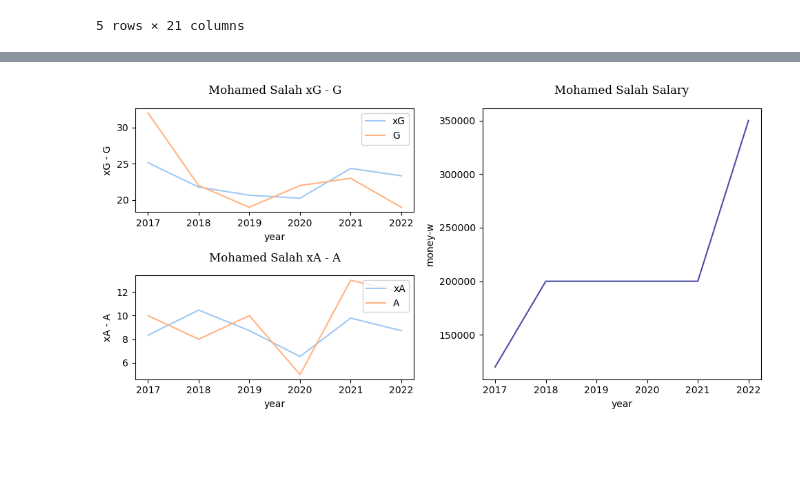
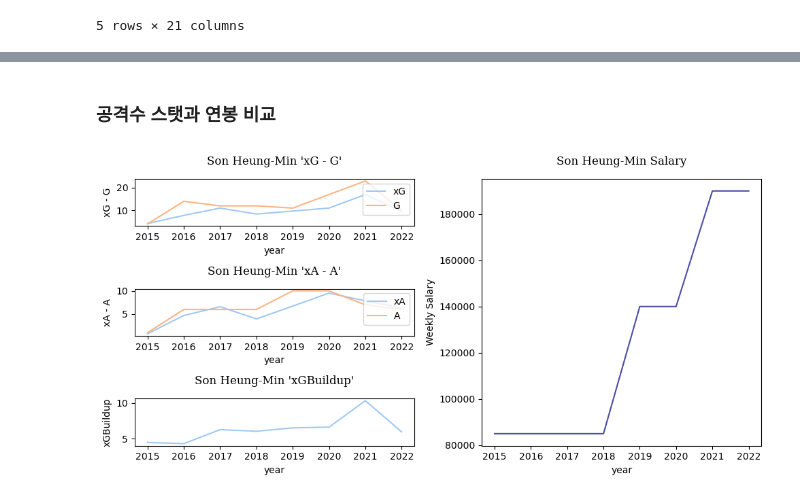
Before and after one commit to LEEINSEO-0118/EPL_EDA_Project, a Jupyter notebook: stat_salary.ipynb, the cells around one changed output, grey strips where cells are left out. Cells and saved outputs as stored; diff of their text form; code cells hidden in the pictures; blank space fills up the shorter version.

```diff
--- a/stat_salary.ipynb
+++ b/stat_salary.ipynb
@@ -173,7 +216,6 @@ plt.show()
 # understat 데이터의 기대수치들과 연봉의 관계를 확인해보기
 # %%
 # understat 데이터와 연봉과의 관계성
-understat = pd.read_csv('./data/new/understat_all0.csv')
 understat.head()
 # %% [output]
 |  | No | Name | Team | Apps | Min | G | NPG | A | xG | NPxG | ... | ... |
@@ -255,0 +351,20 @@ pd.DataFrame(rank.groupby(['Name', 'money-w']).mean()).sort_values(by = 'money-w
+# %%
+# start, end = 2014, 2022
+# for year in range(start, end): # 2021년도까지 하고 2022데이터는 계산하지 않음
+#     corr_table[corr_table['year'] == year]['Weekly Salary']
+
+positions = ['Forward', 'Midfielder', 'Defender']
+
+plt.figure(figsize = (30, 35))
+plt.rc('font', size= 20)
+
+for i in range(0, 3):
+    corr_position = corr_table[corr_table['Position'] == positions[i]].drop(columns = ['Position'])
+
+    plt.subplot(3, 1, (i + 1))
+    plt.title(f'{positions[i]} correlation')
+    sns.heatmap(corr_position.corr(), cmap = 'Blues', annot = True)
+
+plt.tight_layout()
+plt.show()
+plt.savefig('corr.png')
@@ -255,0 +374,2 @@ pd.DataFrame(rank.groupby(['Name', 'money-w']).mean()).sort_values(by = 'money-w
+# %% [markdown]
+### 공격수 스탯과 연봉 비교
@@ -256,40 +378,50 @@ pd.DataFrame(rank.groupby(['Name', 'money-w']).mean()).sort_values(by = 'money-w
 # %%
-# 특정 선수의 스탯과 연봉 데이터
-player_name = 'Mohamed Salah'
+# 공격 지표와 연봉 비교
+player_name = "Son Heung-Min
+"
 one_player = salary_understat[salary_understat['Name'] == player_name]
 
 plt.figure(figsize = (10, 5))
 
 # xG - G
 sns.set_palette('pastel')
-plt.subplot(2, 2, 1)
-plt.title(f'{player_name} xG - G', pad = 15, fontfamily = 'serif')
+plt.subplot(3, 2, 1)
+plt.title(f'{player_name} \'xG - G\'', pad = 15, fontfamily = 'serif')
 plt.ylabel('xG - G')
 
 plt.xticks(one_player['year'].unique())
 sns.lineplot(data = one_player, x = 'year', y = 'xG', label = 'xG')
 sns.lineplot(data = one_player, x = 'year', y = 'G', label = 'G')
 plt.legend(loc = 'upper right')
 
 # xA - A
 sns.set_palette('pastel')
-plt.subplot(2, 2, 3)
-plt.title(f'{player_name} xA - A', pad = 15, fontfamily = 'serif')
+plt.subplot(3, 2, 3)
+plt.title(f'{player_name} \'xA - A\'', pad = 15, fontfamily = 'serif')
 plt.ylabel('xA - A')
 
 plt.xticks(one_player['year'].unique())
 sns.lineplot(data = one_player, x = 'year', y = 'xA', label = 'xA')
 sns.lineplot(data = one_player, x = 'year', y = 'A', label = 'A')
 plt.legend(loc = 'upper right')
 
+# xGBuildup
+plt.subplot(3, 2, 5)
+sns.set_palette('pastel')
+plt.title(f'{player_name} \'xGBuildup\'', pad = 15, fontfamily = 'serif')
+plt.ylabel('xGBuildup')
+
+plt.xticks(one_player['year'].unique())
+sns.lineplot(data = one_player, x = 'year', y = 'xGBuildup')
+
 # Salary
 plt.subplot(1, 2, 2)
 plt.title(f'{player_name} Salary', pad = 15, fontfamily = 'serif')
 
 plt.xticks(one_player['year'].unique())
-sns.lineplot(data = one_player, x = 'year', y = 'money-w', color = 'navy', alpha = 0.7)
+sns.lineplot(data = one_player, x = 'year', y = 'Weekly Salary', color = 'navy', alpha = 0.7)
 
 plt.tight_layout()
 plt.show()
 # %% [output]
-[figure, old version]
+[figure, new version]
```
Also changed, not shown: parts of 40 cells of this notebook, 20 other files.
